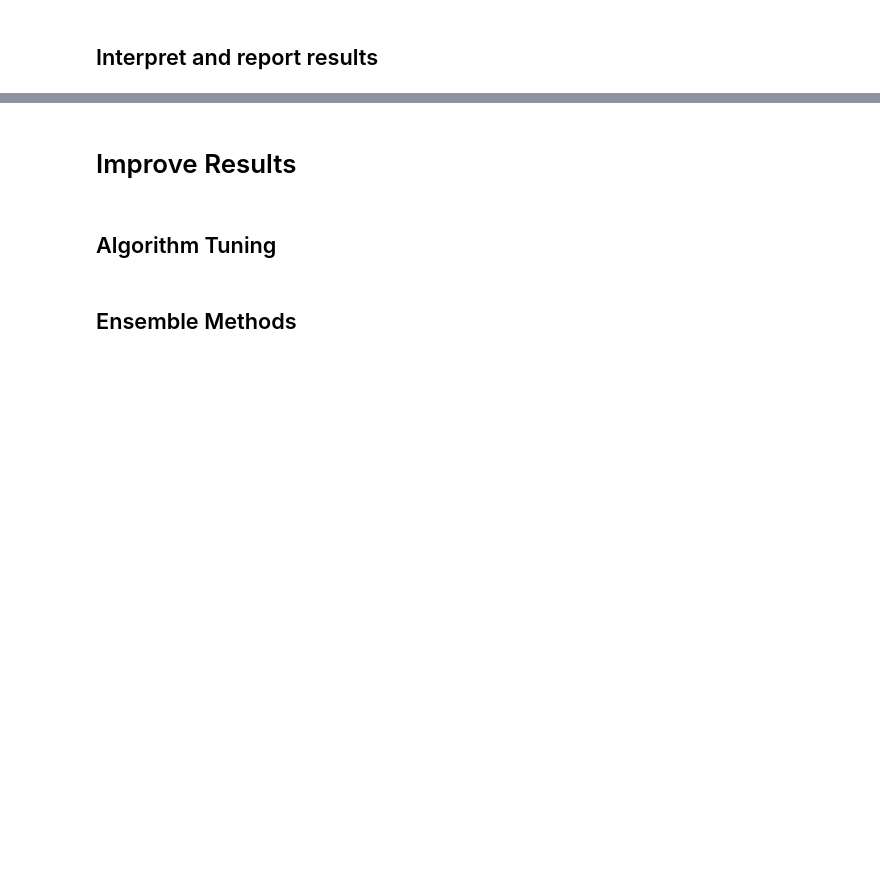
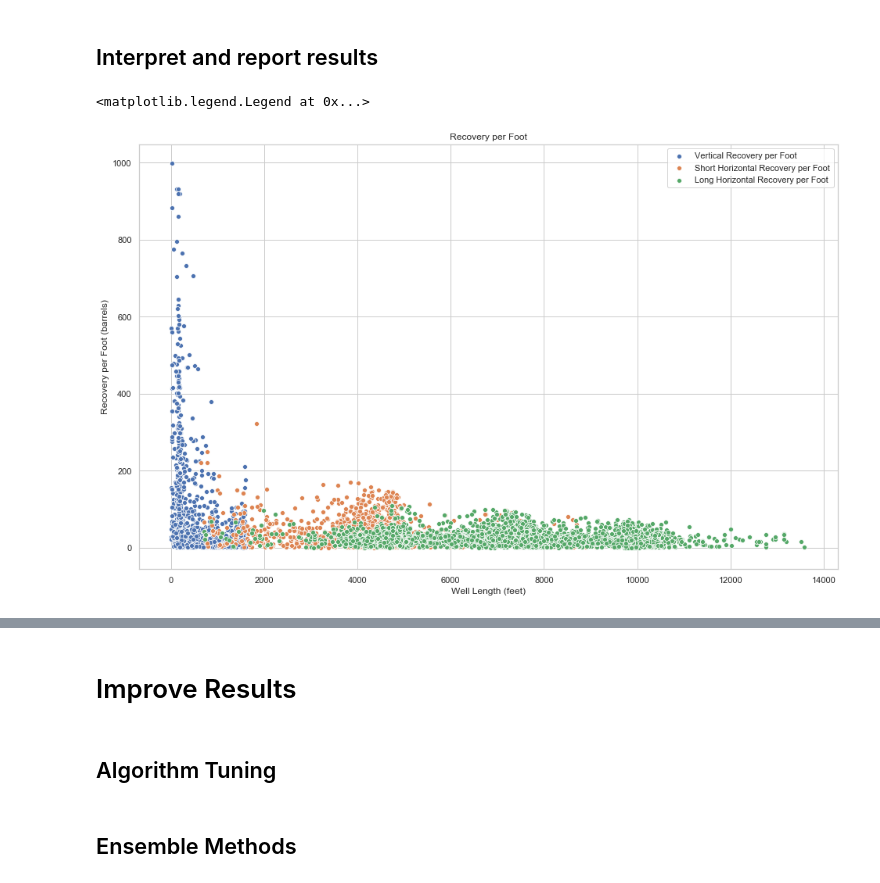
Before and after one commit to duc-analytica/DUC, a Jupyter notebook: model.ipynb, the cells around one changed output, grey strips where cells are left out. Saved outputs shown, nothing was run; the diff lists cells and outputs as text; code cells hidden in the pictures; blank space fills up the shorter version.

Commit message:
Add visuals, recovery vs lateral class

```diff
--- a/model.ipynb
+++ b/model.ipynb
@@ -393,2 +412,17 @@ R2 score of test set is 0.2714474387968988
 # %% [markdown]
 ## Interpret and report results
+# %%
+plt.figure(figsize=(16, 10))
+
+sns.scatterplot(x='gross_perfs', y="recovery_per_foot", data=verticals)
+sns.scatterplot(x='gross_perfs', y="recovery_per_foot", data=short_horizontals)
+sns.scatterplot(x='gross_perfs', y="recovery_per_foot", data=long_horizontals)
+
+plt.title('Recovery per Foot')
+plt.xlabel('Well Length (feet)')
+plt.ylabel('Recovery per Foot (barrels)')
+
+plt.legend(['Vertical Recovery per Foot', 'Short Horizontal Recovery per Foot', 'Long Horizontal Recovery per Foot'], loc='upper right')
+# %% [output]
+<matplotlib.legend.Legend at 0x...>
+[figure, added]
```
Also changed, not shown: parts of 17 cells of this notebook.
